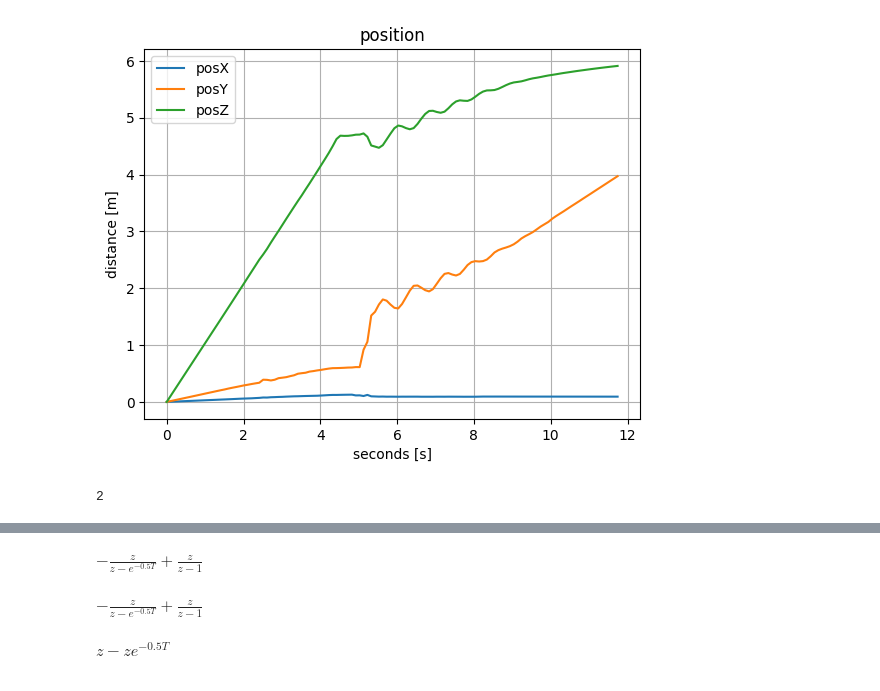
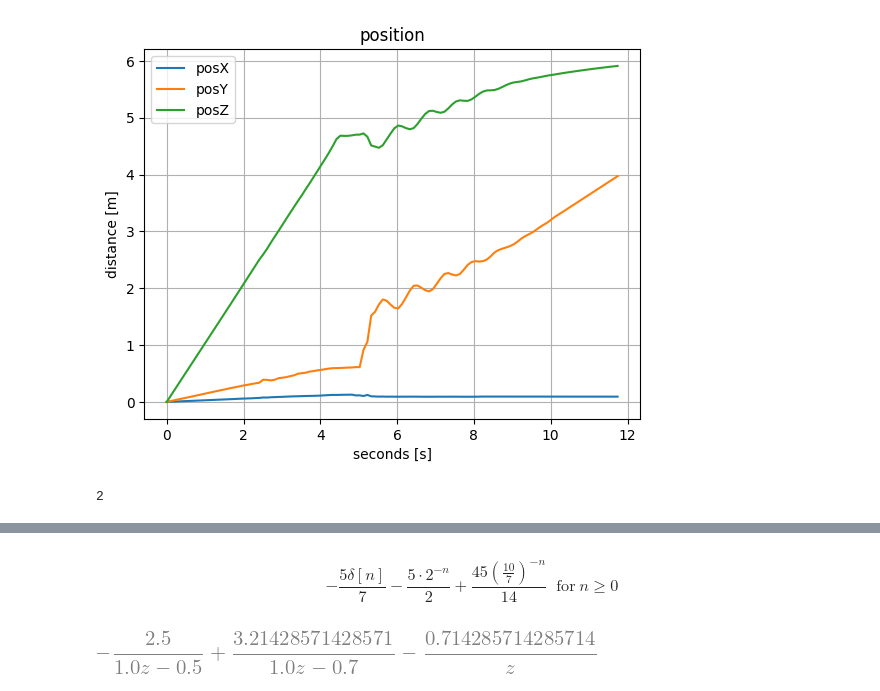
Before and after one commit to LB-Bachelor-Automation/second-attempt, a Jupyter notebook: tmp-datavask/smaajobber/datavask.ipynb, the cells around one changed output, grey strips where cells are left out. Cells and saved outputs as stored; diff of their text form; code cells hidden in the pictures.

```diff
--- a/tmp-datavask/smaajobber/datavask.ipynb
+++ b/tmp-datavask/smaajobber/datavask.ipynb
@@ -332,23 +185,0 @@ z.
-# %%
-import sympy as sp
-
-z=sp.symbols("z")
-T=sp.symbols("T")
-# sp
-
-fkt = (z/(z-1) - z/(z-sp.exp(-0.5*T)))
-display(fkt)
-nn=sp.simplify(fkt)
-display(nn)
-# %% [output]
-$\displaystyle - \frac{z}{z - e^{- 0.5 T}} + \frac{z}{z - 1}$
-$\displaystyle - \frac{z}{z - e^{- 0.5 T}} + \frac{z}{z - 1}$
-# %%
-import sympy as sp
-
-z=sp.symbols("z")
-T=sp.symbols("T")
-# sp
-sp.simplify(z*(z-sp.exp(-0.5*T))-z*(z-1))
-# %% [output]
-$\displaystyle z - z e^{- 0.5 T}$
@@ -360,0 +186,27 @@ f.as_frequency_response
+# %%
+# import sympy as sp
+import lcapy as lc
+# from IPython.display import Latex
+
+z = lc.z
+# t = lc.t
+# n = lc.n
+# d = lc.UnitImpulse(n)
+
+f=(z*(z-0.25))/(z*(z**2-1.2*z+0.35))
+
+f.inverse_ztransform()
+# print(lc.latex(f.inverse_ztransform()))
+# d
+# %% [output]
+$$- \frac{5 \delta\left[n\right]}{7} - \frac{5 \cdot 2^{- n}}{2} + \frac{45 \left(\frac{10}{7}\right)^{- n}}{14} \;\; \text{for}\: n \geq 0$$
+# %%
+# import lcapy as lc
+from sympy import symbols, apart
+
+z = symbols("z")
+
+f=(z*(z-0.25))/(z*(z**2-1.2*z+0.35))
+apart(f/z)
+# %% [output]
+[figure, added]
```
Also changed, not shown: parts of 10 cells of this notebook, 2 other files.
